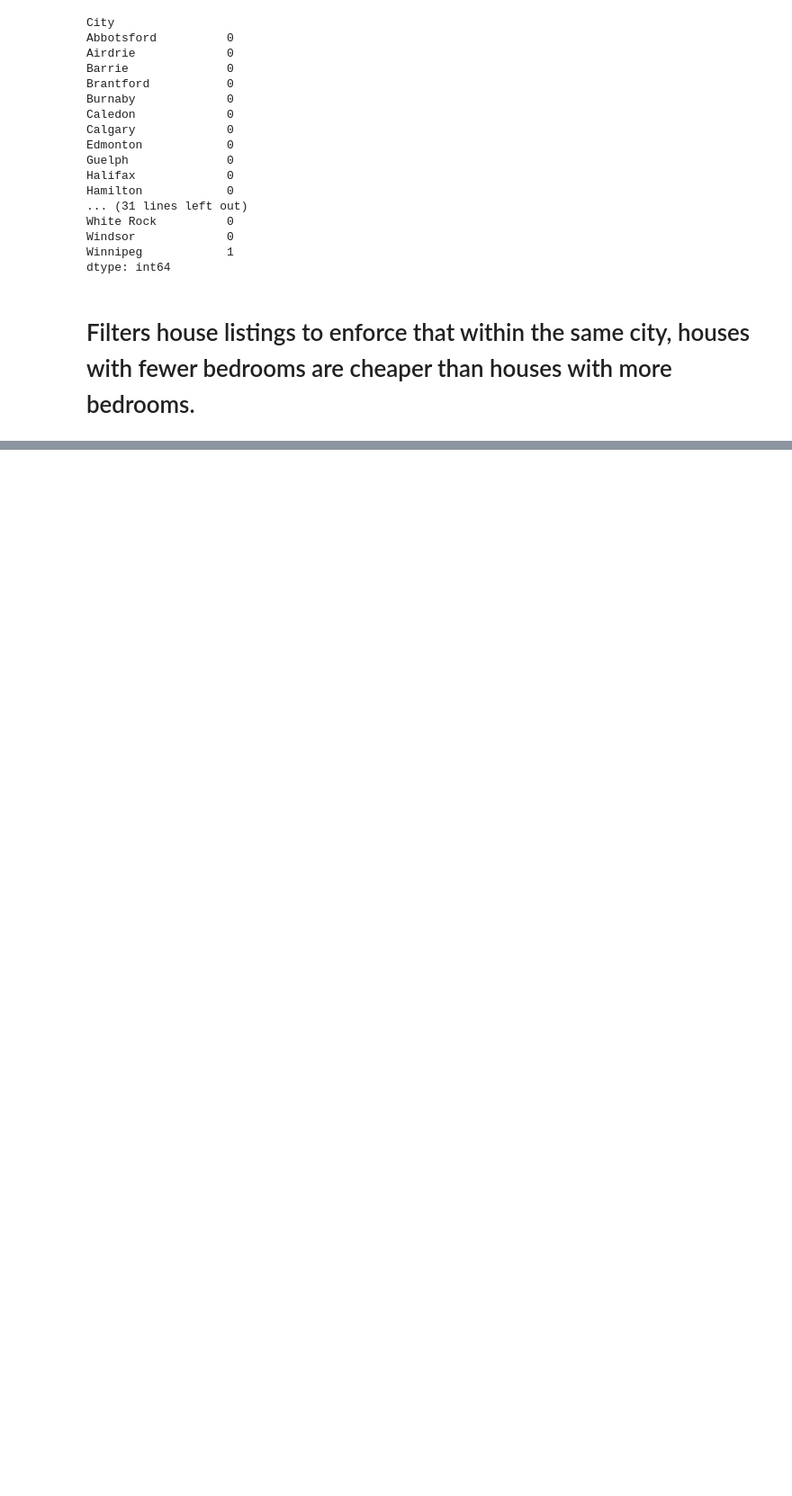
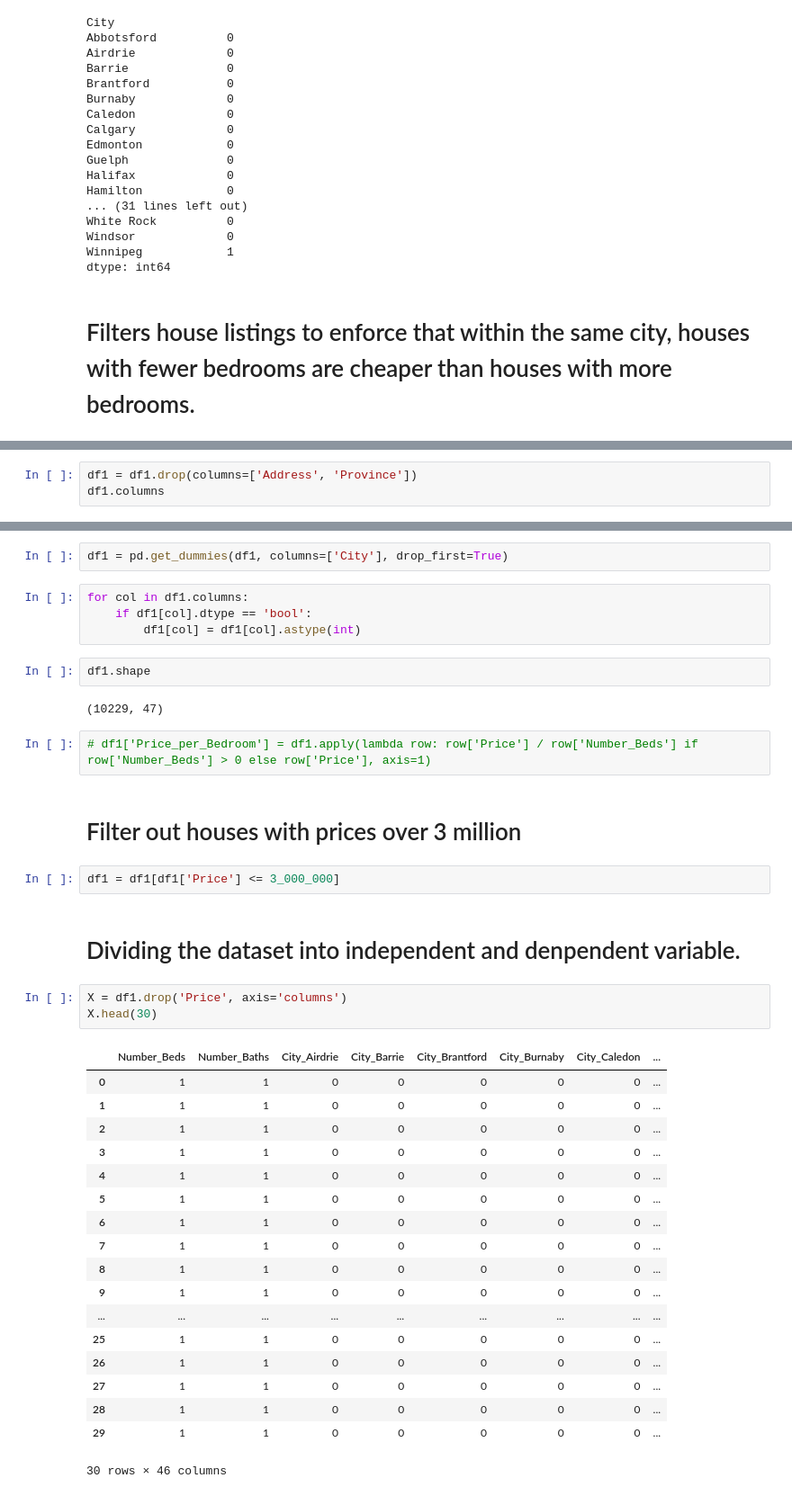
Before and after one commit to ShouravRakshit/Data-Science-Projects, a Jupyter notebook: CanadianHousePrice/house_prices.ipynb, the cells around one changed output, grey strips where cells are left out. Shown: that part at 90% size. Saved outputs shown, nothing was run; the diff lists cells and outputs as text; blank space fills up the shorter version.

```diff
--- a/CanadianHousePrice/house_prices.ipynb
+++ b/CanadianHousePrice/house_prices.ipynb
@@ -305,0 +315,3 @@ print(df1_filtered.shape)
+# %%
+df1 = df1.drop(columns=['Address', 'Province'])
+df1.columns
@@ -305,0 +322,40 @@ print(df1_filtered.shape)
+# %%
+df1 = pd.get_dummies(df1, columns=['City'], drop_first=True)
+# %%
+for col in df1.columns:
+    if df1[col].dtype == 'bool':
+        df1[col] = df1[col].astype(int)
+# %%
+df1.shape
+# %% [output]
+(10229, 47)
+# %%
+# df1['Price_per_Bedroom'] = df1.apply(lambda row: row['Price'] / row['Number_Beds'] if row['Number_Beds'] > 0 else row['Price'], axis=1)
+# %% [markdown]
+# Filter out houses with prices over 3 million
+# %%
+df1 = df1[df1['Price'] <= 3_000_000]
+# %% [markdown]
+# Dividing the dataset into independent and denpendent variable.
+# %%
+X = df1.drop('Price', axis='columns')
+X.head(30)
+# %% [output]
+|  | Number_Beds | Number_Baths | City_Airdrie | City_Barrie | City_Brantford | City_Burnaby | City_Caledon | ... |
+| 0 | 1 | 1 | 0 | 0 | 0 | 0 | 0 | ... |
+| 1 | 1 | 1 | 0 | 0 | 0 | 0 | 0 | ... |
+| 2 | 1 | 1 | 0 | 0 | 0 | 0 | 0 | ... |
+| 3 | 1 | 1 | 0 | 0 | 0 | 0 | 0 | ... |
+| 4 | 1 | 1 | 0 | 0 | 0 | 0 | 0 | ... |
+| 5 | 1 | 1 | 0 | 0 | 0 | 0 | 0 | ... |
+| 6 | 1 | 1 | 0 | 0 | 0 | 0 | 0 | ... |
+| 7 | 1 | 1 | 0 | 0 | 0 | 0 | 0 | ... |
+| 8 | 1 | 1 | 0 | 0 | 0 | 0 | 0 | ... |
+| 9 | 1 | 1 | 0 | 0 | 0 | 0 | 0 | ... |
+| ... | ... | ... | ... | ... | ... | ... | ... | ... |
+| 25 | 1 | 1 | 0 | 0 | 0 | 0 | 0 | ... |
+| 26 | 1 | 1 | 0 | 0 | 0 | 0 | 0 | ... |
+| 27 | 1 | 1 | 0 | 0 | 0 | 0 | 0 | ... |
+| 28 | 1 | 1 | 0 | 0 | 0 | 0 | 0 | ... |
+| 29 | 1 | 1 | 0 | 0 | 0 | 0 | 0 | ... |
+30 rows × 46 columns
```
Also changed, not shown: parts of 18 cells of this notebook, 2 other files.
